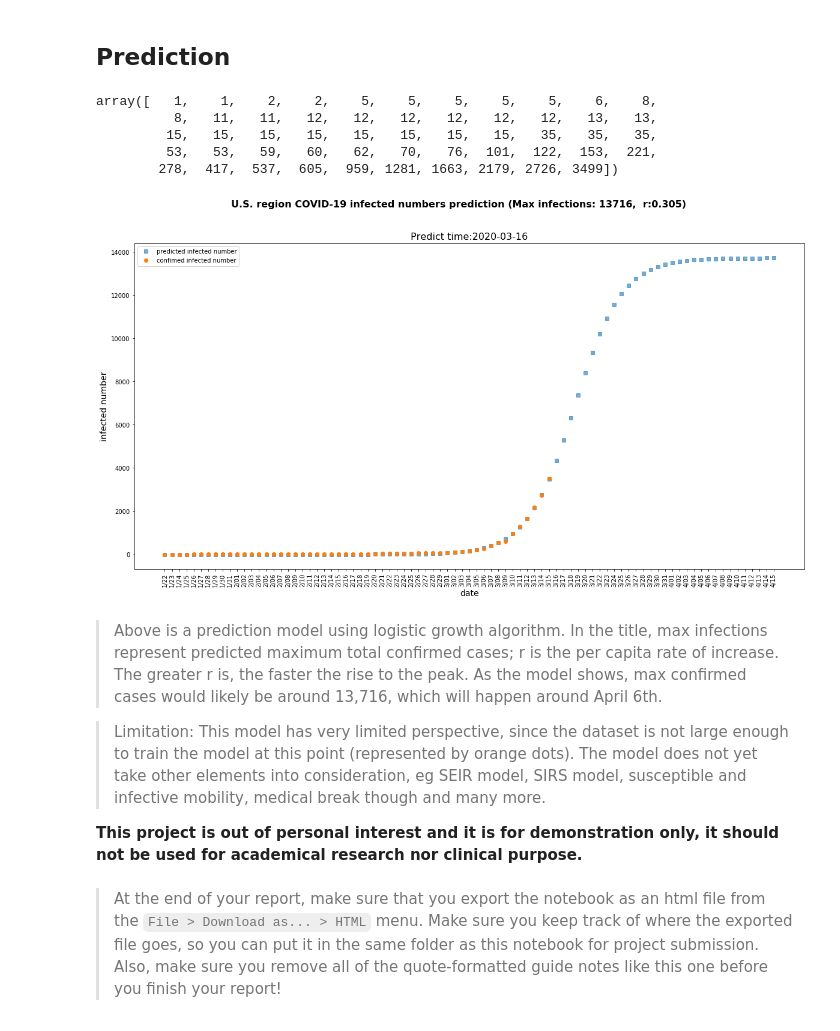
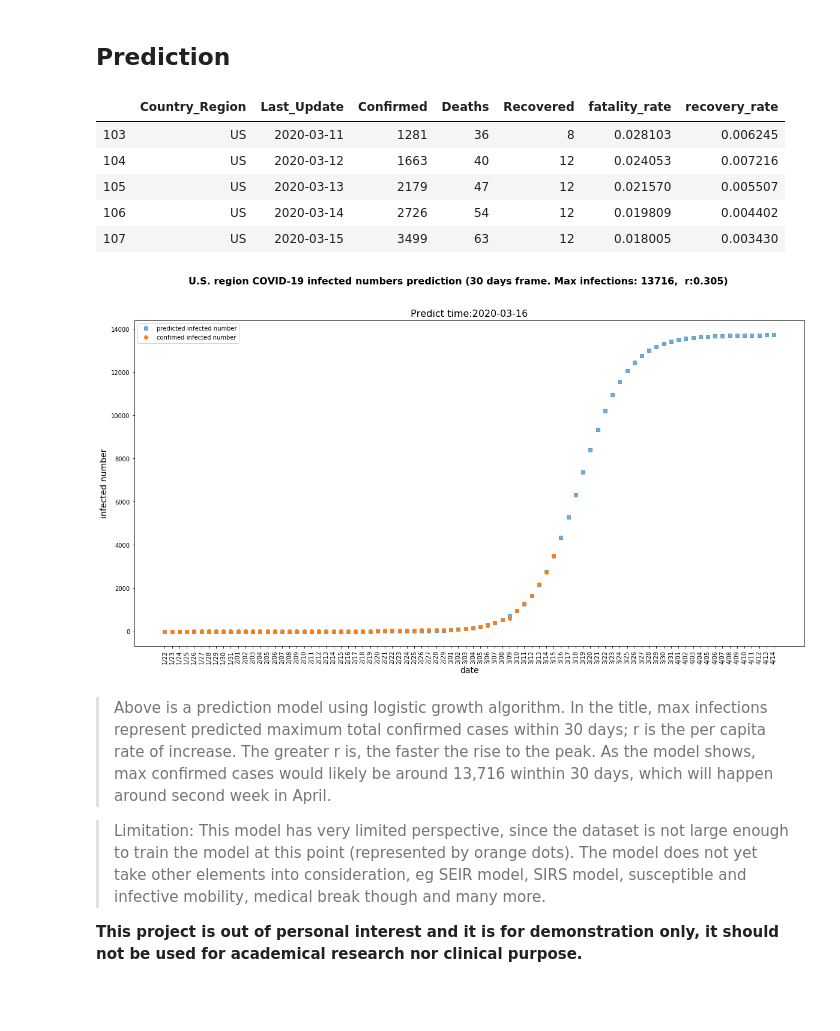
Before and after one commit to victorlifan/COVID-19_data_analyzation_and_prediction, a Jupyter notebook: COVID_19 data analyzation and prediction exploration.ipynb, the cells around one changed output. Saved outputs shown, nothing was run; the diff lists cells and outputs as text; code cells hidden in the pictures; blank space fills up the shorter version.

```diff
--- a/exploration_template.ipynb
+++ b/COVID_19 data analyzation and prediction exploration.ipynb
@@ -418,13 +419,14 @@ for index, columname in zip(indexes,columnames):
 ## Prediction
 # %%
 dummydf = countrydf.query('Country_Region=="US"')
-dummydf['Confirmed'].values
+dummydf.tail()
 # %% [output]
-array([   1,    1,    2,    2,    5,    5,    5,    5,    5,    6,    8,
-          8,   11,   11,   12,   12,   12,   12,   12,   12,   13,   13,
-         15,   15,   15,   15,   15,   15,   15,   15,   35,   35,   35,
-         53,   53,   59,   60,   62,   70,   76,  101,  122,  153,  221,
-        278,  417,  537,  605,  959, 1281, 1663, 2179, 2726, 3499])
+|  | Country_Region | Last_Update | Confirmed | Deaths | Recovered | fatality_rate | recovery_rate |
+| 103 | US | 2020-03-11 | 1281 | 36 | 8 | 0.028103 | 0.006245 |
+| 104 | US | 2020-03-12 | 1663 | 40 | 12 | 0.024053 | 0.007216 |
+| 105 | US | 2020-03-13 | 2179 | 47 | 12 | 0.021570 | 0.005507 |
+| 106 | US | 2020-03-14 | 2726 | 54 | 12 | 0.019809 | 0.004402 |
+| 107 | US | 2020-03-15 | 3499 | 63 | 12 | 0.018005 | 0.003430 |
 # %%
 ## function for obtain dates from Jan 22nd
 def get_date_list(target_month = 3):
@@ -470,26 +472,20 @@ def predict(dayframe):
     plt.plot(x, confirm, 'o',label="confimed infected number")
     plt.xticks(predict_x, date_labels[:len(predict_x) + 1], rotation=90)
 
-    plt.suptitle("U.S. region COVID-19 infected numbers prediction (Max infections: {},  r:{:.3})".format(int(popt[0]),
+    plt.suptitle("U.S. region COVID-19 infected numbers prediction (30 days frame. Max infections: {},  r:{:.3})".format(int(popt[0]),
                                                                                 popt[2]), fontsize=16, fontweight="bold")
     plt.title("Predict time:{}".format(time.strftime("%Y-%m-%d", time.localtime())), fontsize=16)
     plt.xlabel('date', fontsize=14)
     plt.ylabel('infected number', fontsize=14)
     plt.legend(loc= 0)
 # %%
-## call function using 31 dayframe
-predict(31)
+## call function using 30 dayframe
+predict(30)
 # %% [output]
-[figure, old version]
+[figure, new version]
 # %% [markdown]
-> Above is a prediction model using logistic growth algorithm. In the title, max infections represent predicted maximum total confirmed cases; r is the per capita rate of increase. The greater r is, the faster the rise to the peak. As the model shows, max confirmed cases would likely be around 13,716, which will happen around April 6th.
+> Above is a prediction model using logistic growth algorithm. In the title, max infections represent predicted maximum total confirmed cases within 30 days; r is the per capita rate of increase. The greater r is, the faster the rise to the peak. As the model shows, max confirmed cases would likely be around 13,716 winthin 30 days, which will happen around second week in April.
 
 > Limitation: This model has very limited perspective, since the dataset is not large enough to train the model at this point (represented by orange dots). The model does not yet take other elements into consideration, eg SEIR model, SIRS model, susceptible and infective mobility, medical break though and many more.
 
 **This project is out of personal interest and it is for demonstration only, it should not be used for academical research nor clinical purpose.**
-# %% [markdown]
-> At the end of your report, make sure that you export the notebook as an
-html file from the `File > Download as... > HTML` menu. Make sure you keep
-track of where the exported file goes, so you can put it in the same folder
-as this notebook for project submission. Also, make sure you remove all of
-the quote-formatted guide notes like this one before you finish your report!
```
Also changed, not shown: parts of 7 cells of this notebook, 2 other files.
